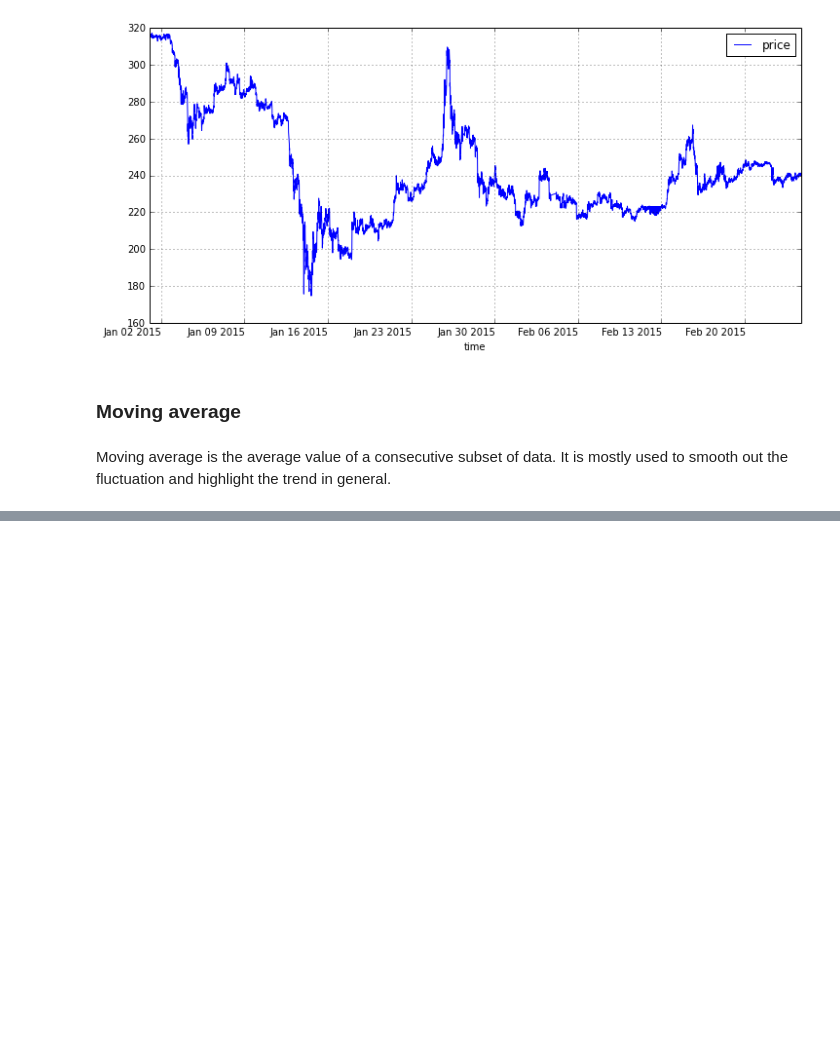
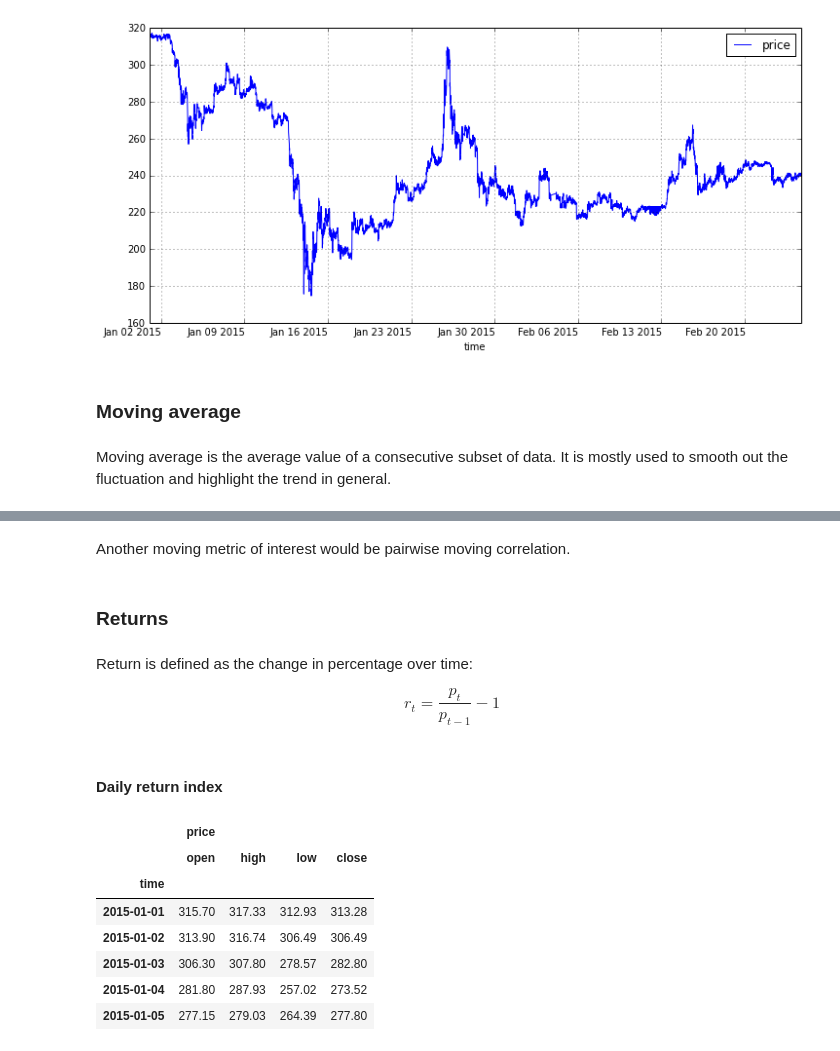
Before and after one commit to yyl/btc-price-analysis, a Jupyter notebook: basics.ipynb, the cells around one changed output, grey strips where cells are left out. Drawn from its saved outputs; the diff is of its cells as text; code cells hidden in the pictures; blank space fills up the shorter version.

```diff
--- a/basics.ipynb
+++ b/basics.ipynb
@@ -44,0 +56,22 @@ Moving average is the average value of a consecutive subset of data. It is mostl
+# %% [markdown]
+Another moving metric of interest would be pairwise moving correlation.
+# %% [markdown]
+### Returns
+# %% [markdown]
+Return is defined as the change in percentage over time:
+
+$$r_t = \frac{p_t}{p_{t-1}} - 1$$
+# %% [markdown]
+#### Daily return index
+# %%
+df2015ohlc = df2015.resample('d', how='ohlc')
+df2015ohlc.head()
+# %% [output]
+|  | price |  |  |  |
+|  | open | high | low | close |
+| time |  |  |  |  |
+| 2015-01-01 | 315.70 | 317.33 | 312.93 | 313.28 |
+| 2015-01-02 | 313.90 | 316.74 | 306.49 | 306.49 |
+| 2015-01-03 | 306.30 | 307.80 | 278.57 | 282.80 |
+| 2015-01-04 | 281.80 | 287.93 | 257.02 | 273.52 |
+| 2015-01-05 | 277.15 | 279.03 | 264.39 | 277.80 |
```
Also changed, not shown: parts of 6 cells of this notebook.
